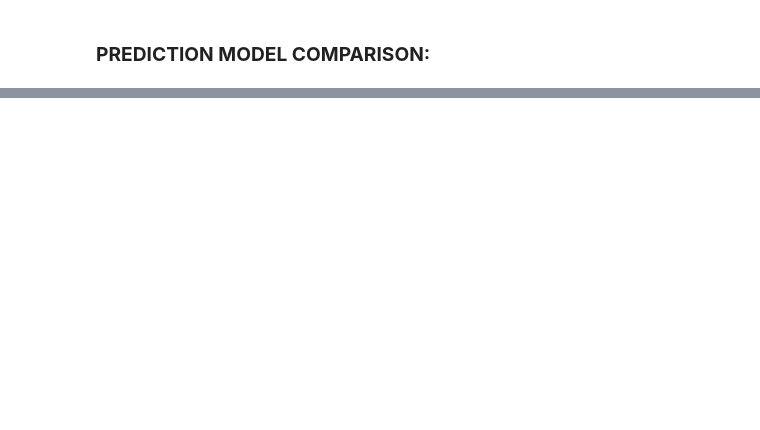
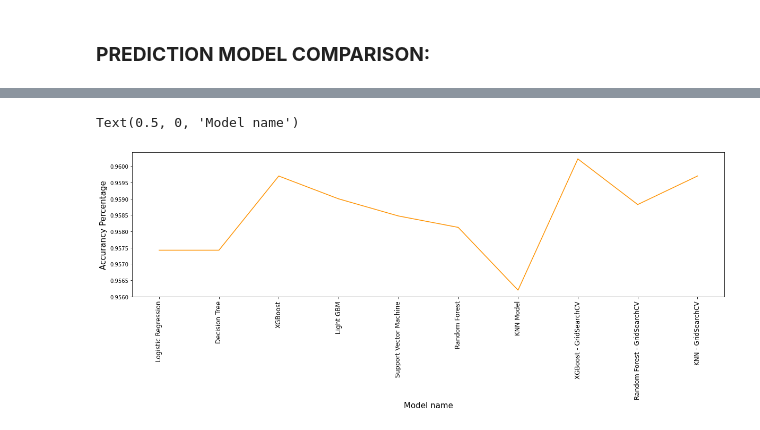
Before and after one commit to paulsoumyadip/airline_referral, a Jupyter notebook: Airline_Passenger_referral_prediction_.ipynb, the cells around one changed output, grey strips where cells are left out. Drawn from its saved outputs; the diff is of its cells as text; code cells hidden in the pictures; blank space fills up the shorter version.

```diff
--- a/Airline_Passenger_referral_prediction_.ipynb
+++ b/Airline_Passenger_referral_prediction_.ipynb
@@ -747,14 +756,6 @@ Index(['overall', 'seat_comfort', 'cabin_service', 'food_bev', 'entertainment',
       dtype='object')
 # %% [markdown]
 # **MODEL IMPLEMENTATION:**
-# %%
-#Scaling back to 0 -5 rating
-airline_df["seat_comfort"] = airline_df["seat_comfort"]/2
-airline_df["cabin_service"] = airline_df["cabin_service"]/2
-airline_df["food_bev"] = airline_df["food_bev"]/2
-airline_df["entertainment"] = airline_df["entertainment"]/2
-airline_df["ground_service"] = airline_df["ground_service"]/2
-airline_df["value_for_money"] = airline_df["value_for_money"]/2
 # %% [markdown]
  *Split into train and test:*
 # %%
@@ -1156,0 +1262,13 @@ metrics_df
+# %%
+# plot for algorithm comparison
+name = list(metrics_df['MODEL NAME'])
+result = list(metrics_df['ACCURACY'])
+
+plt.subplots(figsize=(20,5))
+plt.plot(name , result)
+plt.xticks(rotation = 90, fontsize=12)
+plt.ylabel('Accurancy Percentage',fontsize = 15)
+plt.xlabel('Model name',fontsize = 15)
+# %% [output]
+Text(0.5, 0, 'Model name')
+[figure, added]
```
Also changed, not shown: parts of 35 cells of this notebook.
